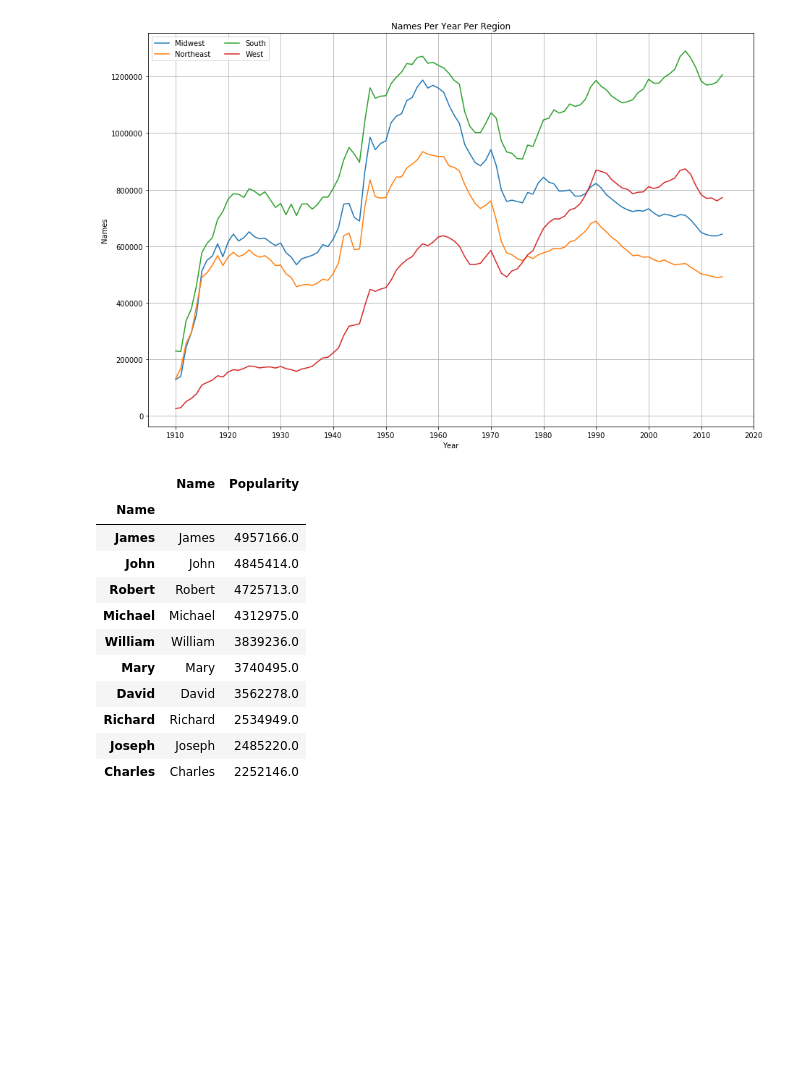
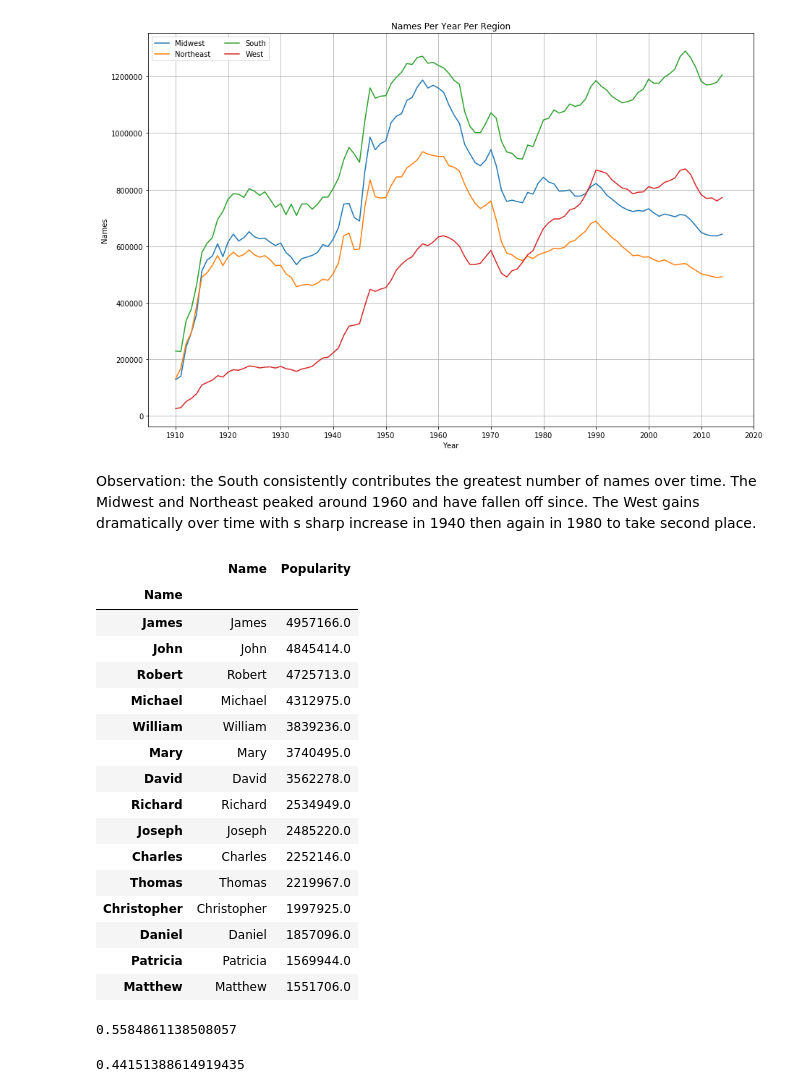
Before and after one commit to kekelee0714/BootcampProject, a Jupyter notebook: US Baby Names Presentation.ipynb, the cells around one changed output. Drawn from its saved outputs; the diff is of its cells as text; code cells hidden in the pictures; blank space fills up the shorter version.

```diff
--- a/US Baby Names Presentation.ipynb
+++ b/US Baby Names Presentation.ipynb
@@ -192,27 +215,45 @@ plt.grid()
 plt.savefig(f'Output/Names Per Year Per Region.png')
 # %% [output]
 [figure]
+# %% [markdown]
+Observation: the South consistently contributes the greatest number of names over time. The Midwest and Northeast peaked around 1960 and have fallen off since.  The West gains dramatically over time with s sharp increase in 1940 then again in 1980 to take second place.
 # %%
 #group by Name to find popular names
 BabyNameGB = baby_name_original.groupby("Name")
 BabyName = BabyNameGB.count().index
 NameCount = BabyNameGB["Count"].sum()
 
 TopNameGB = pd.DataFrame({"Name": BabyName, "Popularity": NameCount
                              })
 #sort names by popularity
 TopName = TopNameGB.sort_values(by=['Popularity'], ascending=False)
-TopName.head(10)
+TopName.head(15)
 # %% [output]
 |  | Name | Popularity |
 | Name |  |  |
 | James | James | 4957166.0 |
 | John | John | 4845414.0 |
 | Robert | Robert | 4725713.0 |
 | Michael | Michael | 4312975.0 |
 | William | William | 3839236.0 |
 | Mary | Mary | 3740495.0 |
 | David | David | 3562278.0 |
 | Richard | Richard | 2534949.0 |
 | Joseph | Joseph | 2485220.0 |
 | Charles | Charles | 2252146.0 |
+| Thomas | Thomas | 2219967.0 |
+| Christopher | Christopher | 1997925.0 |
+| Daniel | Daniel | 1857096.0 |
+| Patricia | Patricia | 1569944.0 |
+| Matthew | Matthew | 1551706.0 |
+# %%
+#lots of boys names in the top 15; let's breakdown by gender
+# Females in the Dataset
+(baby_name_original.Gender=='F').mean()
+# %% [output]
+0.5584861138508057
+# %%
+# Males in the Dataset
+(baby_name_original.Gender=='M').mean()
+# %% [output]
+0.44151388614919435
```
Also changed, not shown: parts of 13 cells of this notebook, 4 other files.
